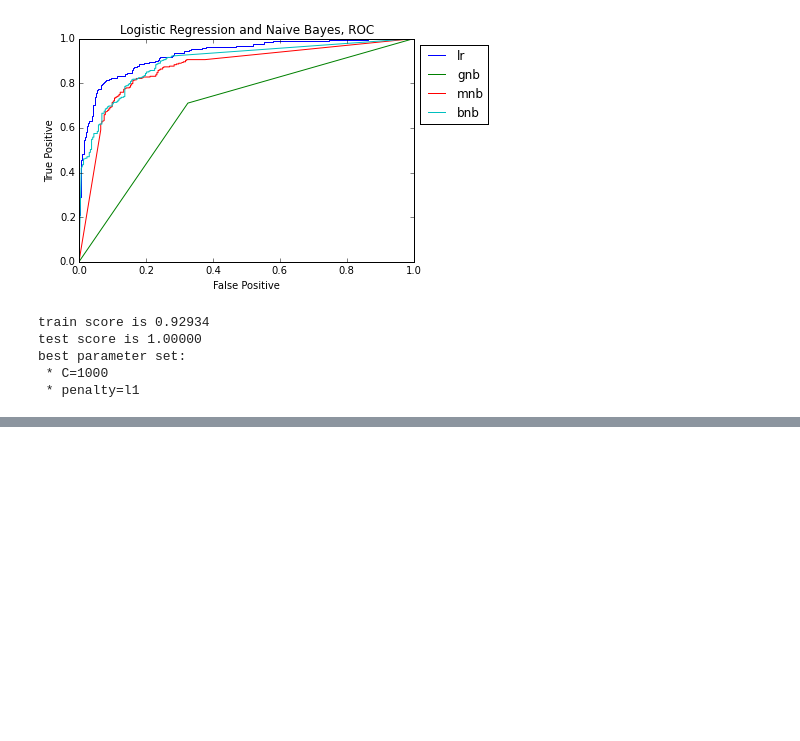
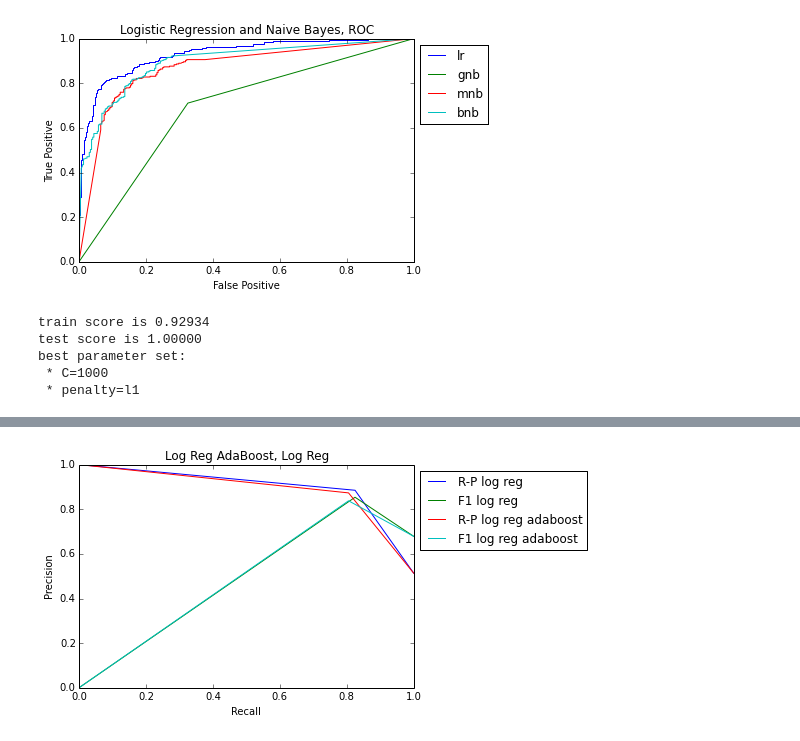
Before and after one commit to ermakovpetr/posneg, a Jupyter notebook: main.ipynb, the cells around one changed output, grey strips where cells are left out. Drawn from its saved outputs; the diff is of its cells as text; code cells hidden in the pictures; blank space fills up the shorter version.

```diff
--- a/main.ipynb
+++ b/main.ipynb
@@ -392,0 +434,15 @@ best parameter set:
+# %%
+from sklearn.ensemble import AdaBoostRegressor
+
+logreg_regressor_adaboost = AdaBoostRegressor(LogisticRegression(), n_estimators=30)
+logreg_regressor_adaboost.fit(X_train, Y_train)
+predicted_logreg_adaboost = logreg_regressor_adaboost.predict(X_test)
+
+logreg_regressor =LogisticRegression()
+logreg_regressor.fit(X_train, Y_train)
+predicted_logreg = logreg_regressor.predict(X_test)
+# %%
+rp_no_proba_curve('Log Reg AdaBoost, Log Reg', Y_test, predicted_logreg, label='log reg')
+rp_no_proba_curve('Log Reg AdaBoost, Log Reg', Y_test, predicted_logreg_adaboost, label='log reg adaboost')
+# %% [output]
+[figure, added]
```
Also changed, not shown: parts of 16 cells of this notebook.
